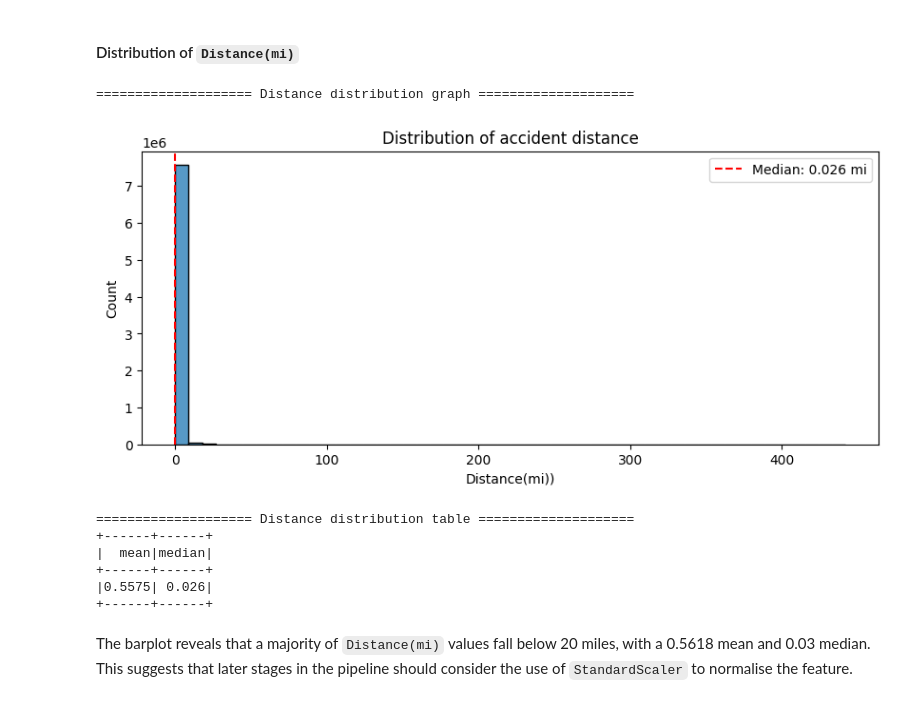
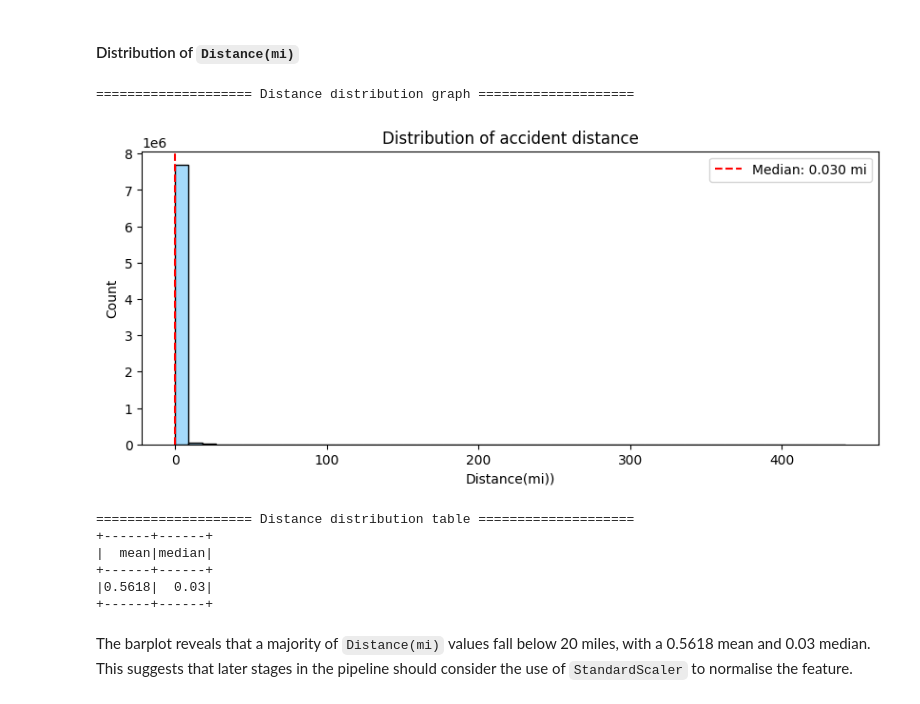
Before and after one commit to iiank/Agentic-AI-for-Big-Data-Analytics, a Jupyter notebook: EDA/EDA.ipynb, the cells around one changed output. Saved outputs shown, nothing was run; the diff lists cells and outputs as text; code cells hidden in the pictures.

```diff
--- a/EDA/EDA.ipynb
+++ b/EDA/EDA.ipynb
@@ -430,28 +425,28 @@ root
 # %%
 dist_pd = df.select("Distance(mi)").toPandas()
 border("Distance distribution graph")
 plt.figure(figsize=(10, 4))
-sns.histplot(data=dist_pd, x="Distance(mi)", bins=50)
+sns.histplot(data=dist_pd, x="Distance(mi)", bins=50, color="lightskyblue")
 plt.axvline(dist_pd["Distance(mi)"].median(), color="red", linestyle="--", label=f'Median: {dist_pd["Distance(mi)"].median():.3f} mi')
 plt.xlabel("Distance(mi))")
 plt.ylabel("Count")
 plt.title("Distribution of accident distance")
 plt.legend()
 plt.show()
 
 border("Distance distribution table")
 df.select(
     F.round(F.mean("Distance(mi)"), 4).alias("mean"),
     F.round(F.median("Distance(mi)"), 4).alias("median")
 ).show()
 # %% [output]
 ==================== Distance distribution graph ====================
-[figure, old version]
+[figure, new version]
 ==================== Distance distribution table ====================
 +------+------+
 |  mean|median|
 +------+------+
-|0.5575| 0.026|
+|0.5618|  0.03|
 +------+------+
 # %% [markdown]
 The barplot reveals that a majority of `Distance(mi)` values fall below 20 miles, with a 0.5618 mean and 0.03 median.
```
Also changed, not shown: parts of 12 cells of this notebook.
